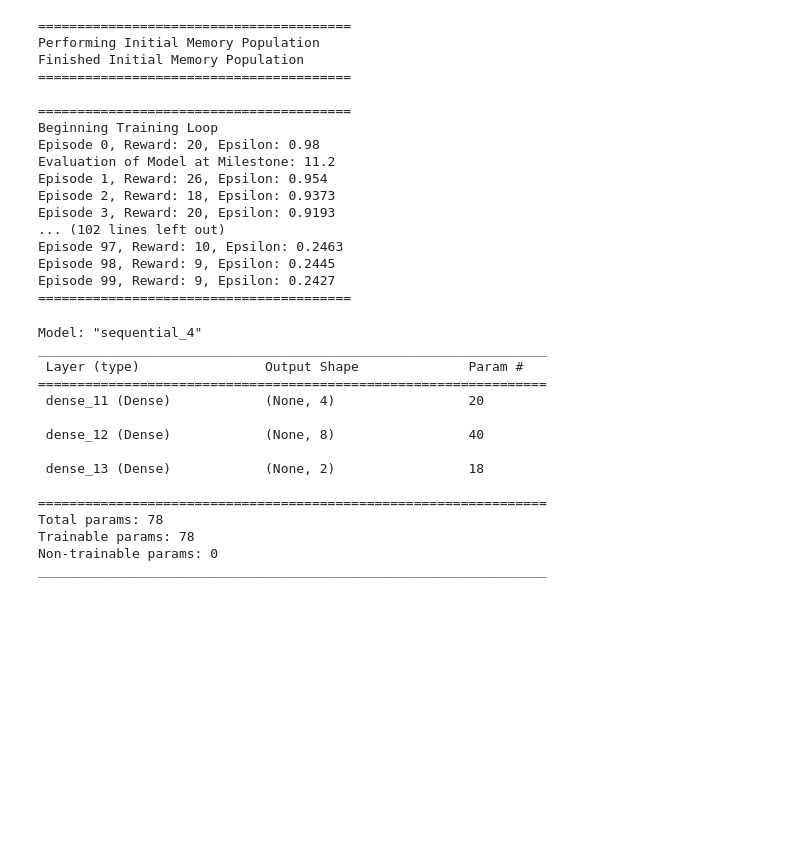
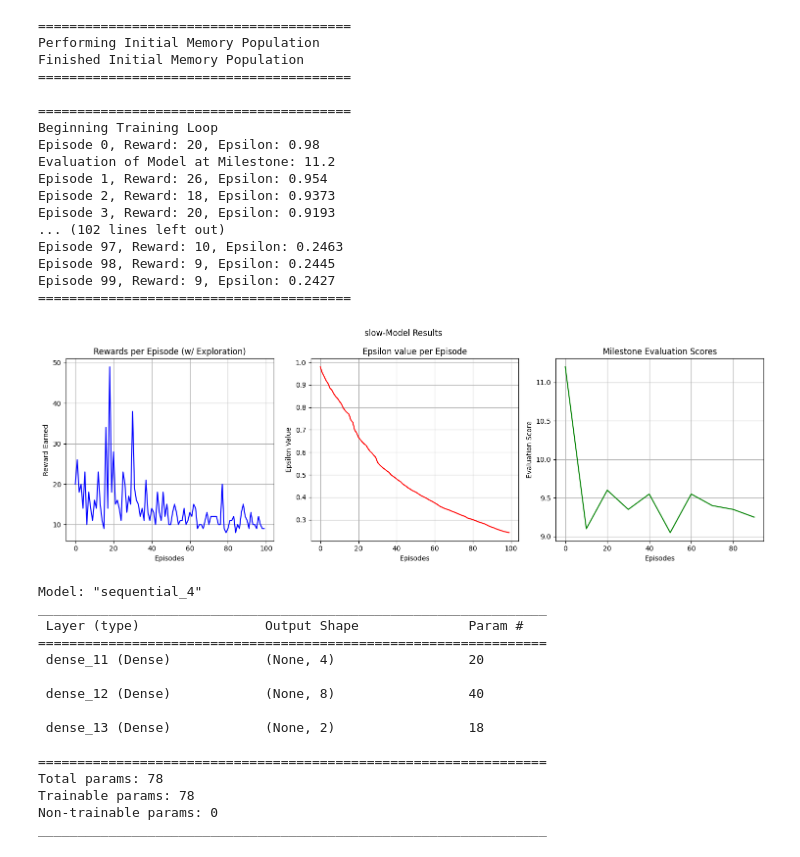
Before and after one commit to b5050d/CSCA5642Final, a Jupyter notebook: final.ipynb, the cells around one changed output. Saved outputs shown, nothing was run; the diff lists cells and outputs as text; code cells hidden in the pictures; blank space fills up the shorter version.

```diff
--- a/final.ipynb
+++ b/final.ipynb
@@ -892,6 +997,11 @@ Episode 99, Reward: 9, Epsilon: 0.2427
 ========================================
 # %%
 save_results_to_pickle("slow", slow_episodes, slow_total_rewards, slow_epsilons, slow_evaluation_episodes, slow_evaluations)
+# %%
+slow_episodes, slow_total_rewards, slow_epsilons, slow_evaluation_episodes, slow_evaluations = load_results_from_pickle('slow')
+plot_results("slow", slow_episodes, slow_total_rewards, slow_epsilons, slow_evaluation_episodes, slow_evaluations)
+# %% [output]
+[figure, added]
 # %%
 LEARNING_RATE = .01
 model_fast_name = 'fast'
```
Also changed, not shown: parts of 19 cells of this notebook, 1 other file.
